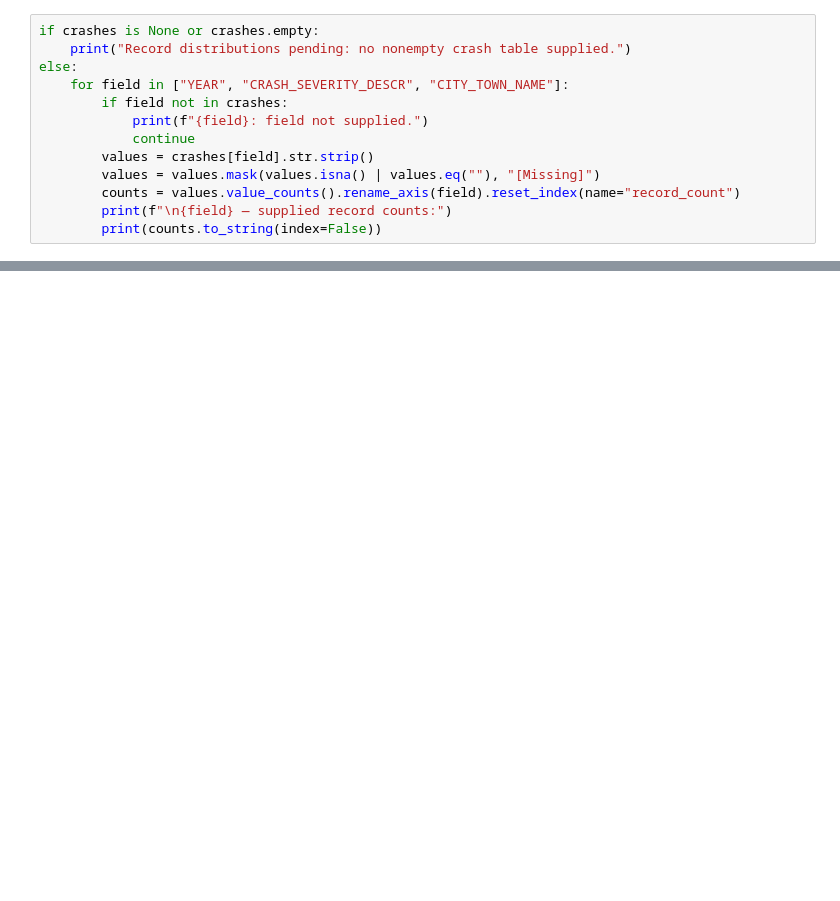
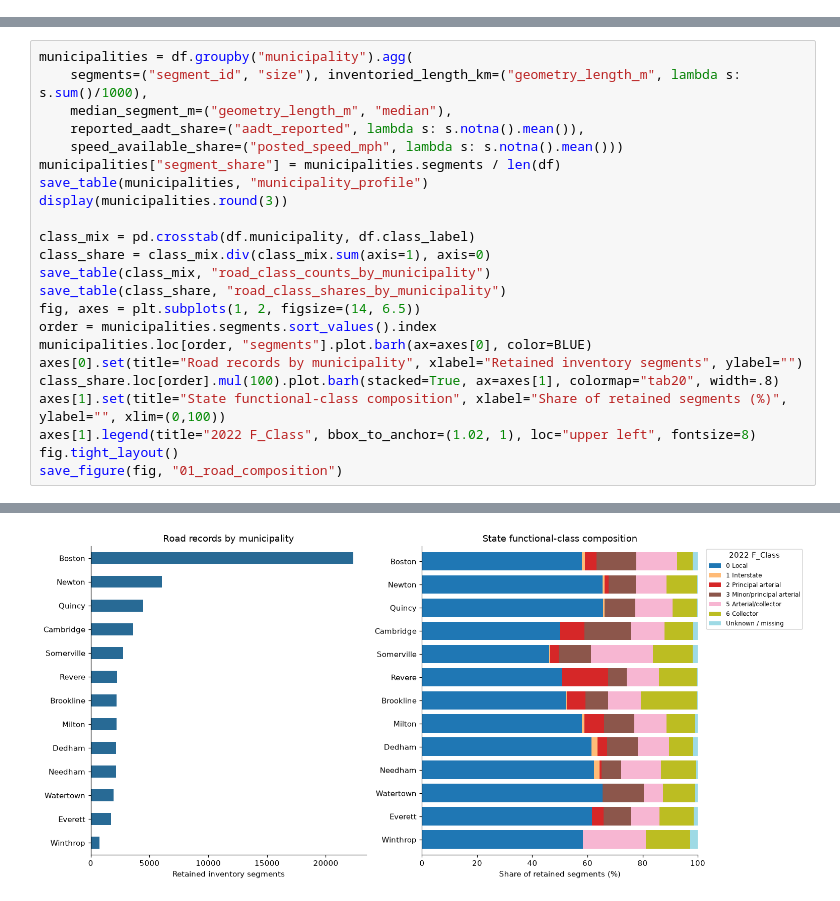
Before and after one commit to RexHsu09/cs506-final-project, a Jupyter notebook: notebooks/02_eda.ipynb, the cells around one changed output, grey strips where cells are left out. Cells and saved outputs as stored; diff of their text form; blank space fills up the shorter version.

Commit message:
Add road inventory EDA for 13 Greater Boston municipalities

```diff
--- a/notebooks/02_eda.ipynb
+++ b/notebooks/02_eda.ipynb
@@ -82,13 +0,0 @@ Month, weekday and hour summaries are deferred until the CSV timestamp encoding
-# %%
-if crashes is None or crashes.empty:
-    print("Record distributions pending: no nonempty crash table supplied.")
-else:
-    for field in ["YEAR", "CRASH_SEVERITY_DESCR", "CITY_TOWN_NAME"]:
-        if field not in crashes:
-            print(f"{field}: field not supplied.")
-            continue
-        values = crashes[field].str.strip()
-        values = values.mask(values.isna() | values.eq(""), "[Missing]")
-        counts = values.value_counts().rename_axis(field).reset_index(name="record_count")
-        print(f"\n{field} — supplied record counts:")
-        print(counts.to_string(index=False))
@@ -109,0 +241,24 @@ AI assistance was used to prepare this initial draft. The team is responsible fo
+# %%
+municipalities = df.groupby("municipality").agg(
+    segments=("segment_id", "size"), inventoried_length_km=("geometry_length_m", lambda s: s.sum()/1000),
+    median_segment_m=("geometry_length_m", "median"),
+    reported_aadt_share=("aadt_reported", lambda s: s.notna().mean()),
+    speed_available_share=("posted_speed_mph", lambda s: s.notna().mean()))
+municipalities["segment_share"] = municipalities.segments / len(df)
+save_table(municipalities, "municipality_profile")
+display(municipalities.round(3))
+
+class_mix = pd.crosstab(df.municipality, df.class_label)
+class_share = class_mix.div(class_mix.sum(axis=1), axis=0)
+save_table(class_mix, "road_class_counts_by_municipality")
+save_table(class_share, "road_class_shares_by_municipality")
+fig, axes = plt.subplots(1, 2, figsize=(14, 6.5))
+order = municipalities.segments.sort_values().index
+municipalities.loc[order, "segments"].plot.barh(ax=axes[0], color=BLUE)
+axes[0].set(title="Road records by municipality", xlabel="Retained inventory segments", ylabel="")
+class_share.loc[order].mul(100).plot.barh(stacked=True, ax=axes[1], colormap="tab20", width=.8)
+axes[1].set(title="State functional-class composition", xlabel="Share of retained segments (%)", ylabel="", xlim=(0,100))
+axes[1].legend(title="2022 F_Class", bbox_to_anchor=(1.02, 1), loc="upper left", fontsize=8)
+fig.tight_layout()
+save_figure(fig, "01_road_composition")
+# %% [output]
@@ -109,0 +280 @@ AI assistance was used to prepare this initial draft. The team is responsible fo
+[figure, added]
```
Also changed, not shown: parts of 28 cells of this notebook, 38 other files.
